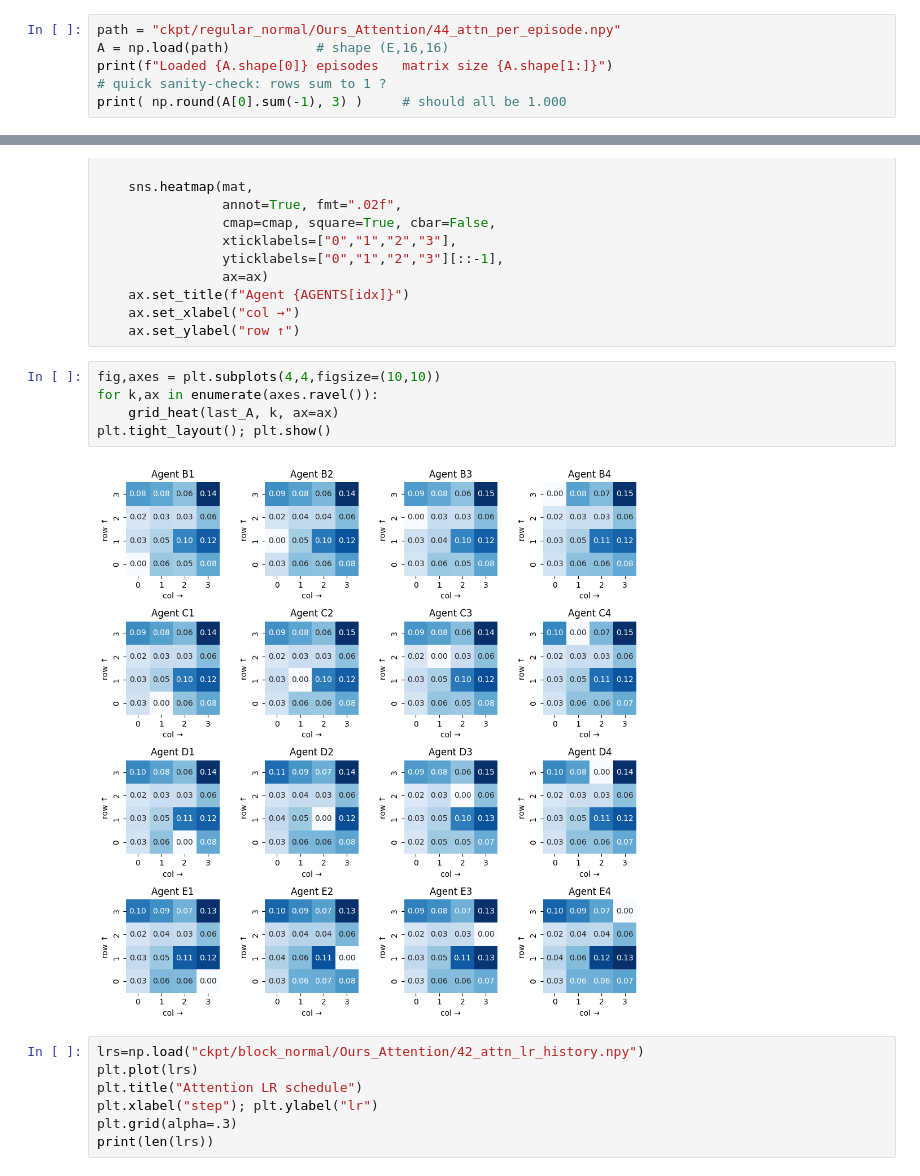
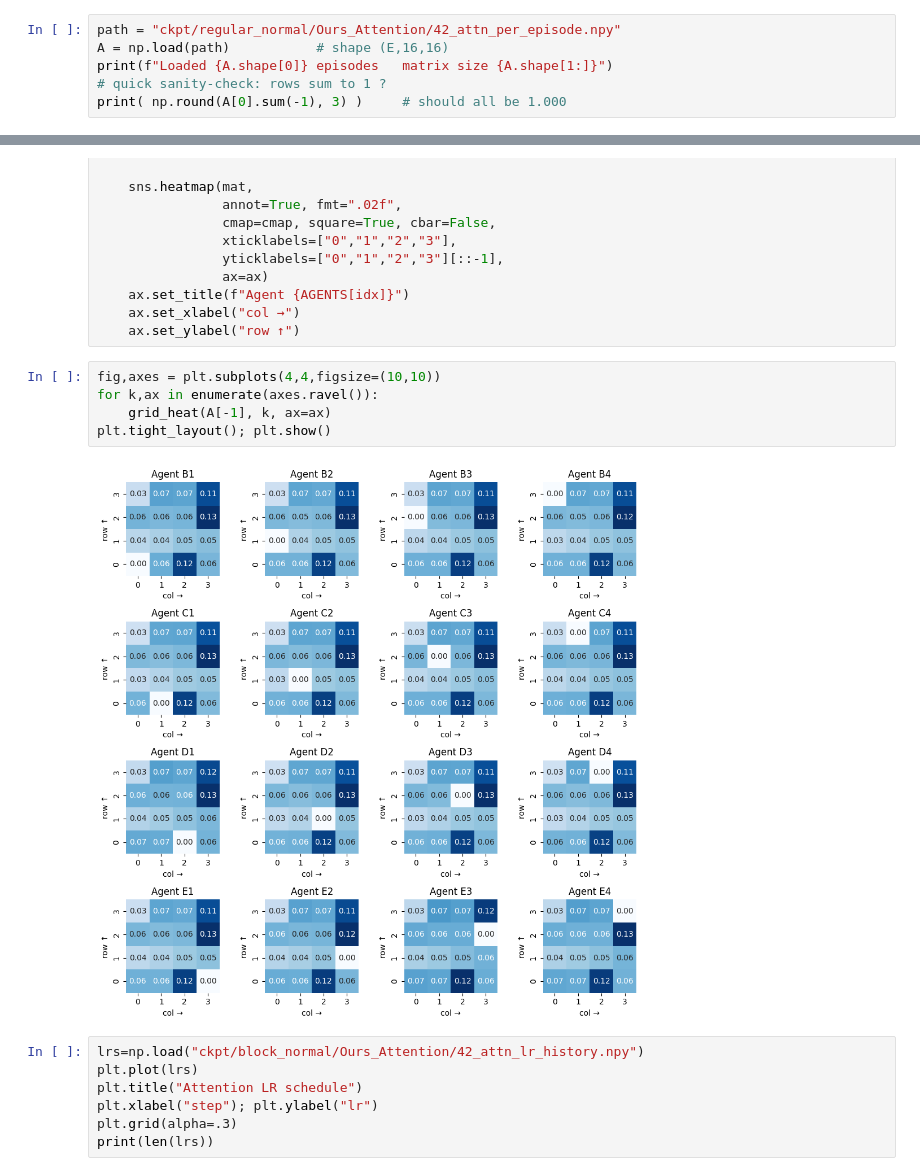
Before and after one commit to wissem18/MacLight, a Jupyter notebook: attention_analysis.ipynb, the cells around one changed output, grey strips where cells are left out. Drawn from its saved outputs; the diff is of its cells as text.

```diff
--- a/attention_analysis.ipynb
+++ b/attention_analysis.ipynb
@@ -10,7 +10,7 @@ AGENTS = ["B1","B2","B3","B4",
           "D1","D2","D3","D4",
           "E1","E2","E3","E4"]   # any 16-agent ordering you used
 # %%
-path = "ckpt/regular_normal/Ours_Attention/44_attn_per_episode.npy"
+path = "ckpt/regular_normal/Ours_Attention/42_attn_per_episode.npy"
 A = np.load(path)           # shape (E,16,16)
 print(f"Loaded {A.shape[0]} episodes   matrix size {A.shape[1:]}")
 # quick sanity-check: rows sum to 1 ?
@@ -107,10 +103,10 @@ def grid_heat(Amean, idx, ax=None, cmap="Blues"):
 # %%
 fig,axes = plt.subplots(4,4,figsize=(10,10))
 for k,ax in enumerate(axes.ravel()):
-    grid_heat(last_A, k, ax=ax)
+    grid_heat(A[-1], k, ax=ax)
 plt.tight_layout(); plt.show()
 # %% [output]
-[figure, old version]
+[figure, new version]
 # %%
 lrs=np.load("ckpt/block_normal/Ours_Attention/42_attn_lr_history.npy")
 plt.plot(lrs)
```
Also changed, not shown: parts of 4 cells of this notebook, 2 other files.
